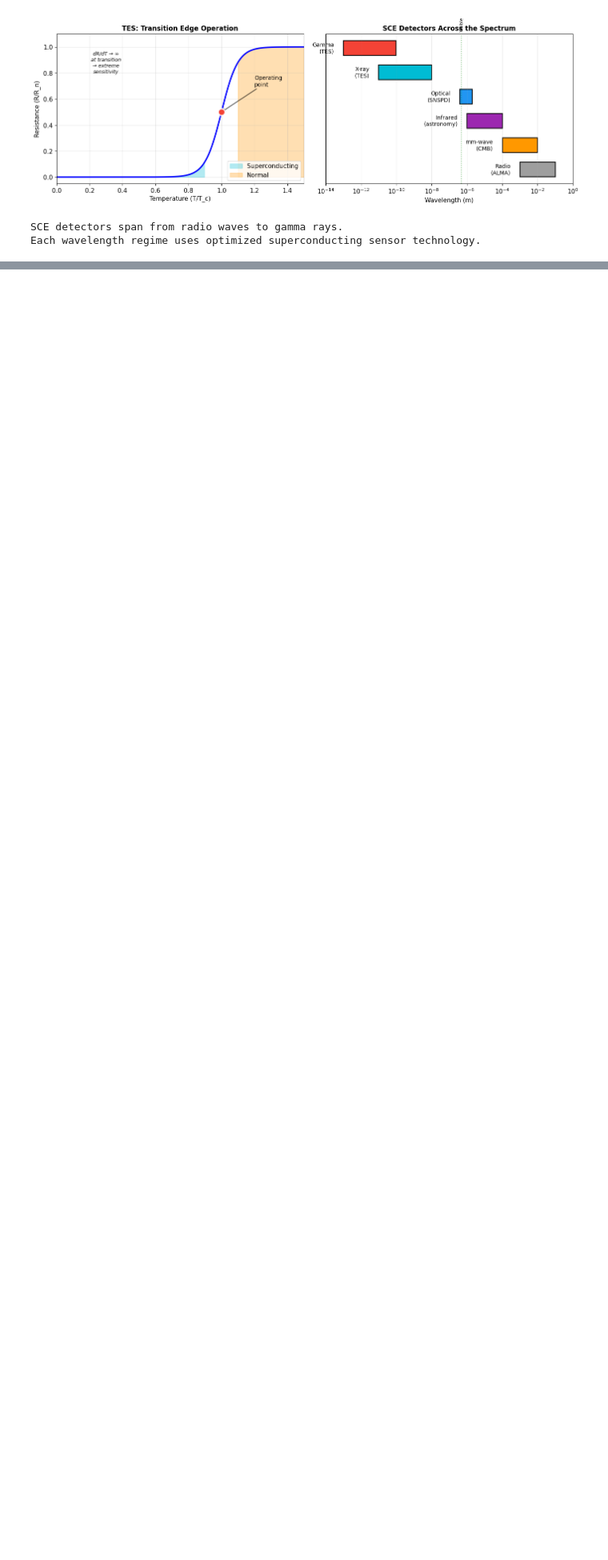
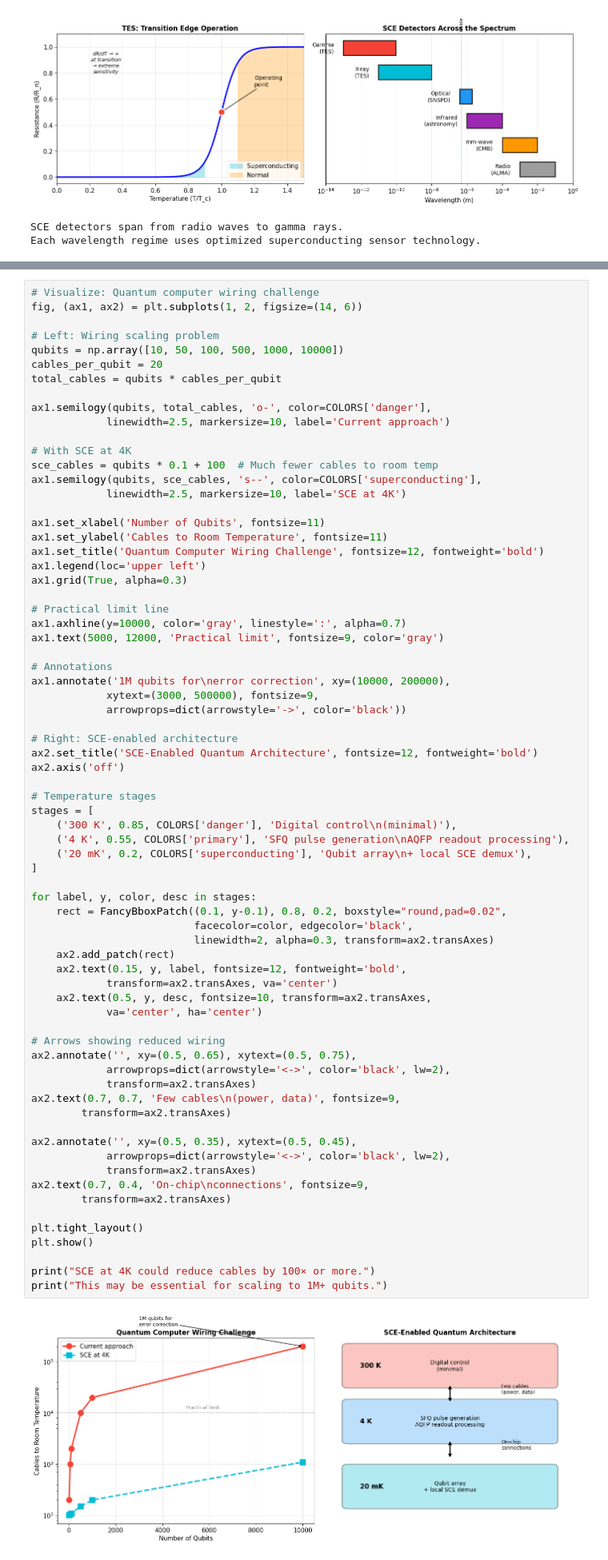
Before and after one commit to Adiabatic-Machines/sce-futures, a Jupyter notebook: notebooks/12_classical_applications.ipynb, the cells around one changed output, grey strips where cells are left out. Shown at 80% size. Cells and saved outputs as stored; diff of their text form; blank space fills up the shorter version.

```diff
--- a/notebooks/12_classical_applications.ipynb
+++ b/notebooks/12_classical_applications.ipynb
@@ -1114,0 +1056,73 @@ print("This may be essential for scaling to 1M+ qubits.")
+# %%
+# Visualize: Quantum computer wiring challenge
+fig, (ax1, ax2) = plt.subplots(1, 2, figsize=(14, 6))
+
+# Left: Wiring scaling problem
+qubits = np.array([10, 50, 100, 500, 1000, 10000])
+cables_per_qubit = 20
+total_cables = qubits * cables_per_qubit
+
+ax1.semilogy(qubits, total_cables, 'o-', color=COLORS['danger'],
+            linewidth=2.5, markersize=10, label='Current approach')
+
+# With SCE at 4K
+sce_cables = qubits * 0.1 + 100  # Much fewer cables to room temp
+ax1.semilogy(qubits, sce_cables, 's--', color=COLORS['superconducting'],
+            linewidth=2.5, markersize=10, label='SCE at 4K')
+
+ax1.set_xlabel('Number of Qubits', fontsize=11)
+ax1.set_ylabel('Cables to Room Temperature', fontsize=11)
+ax1.set_title('Quantum Computer Wiring Challenge', fontsize=12, fontweight='bold')
+ax1.legend(loc='upper left')
+ax1.grid(True, alpha=0.3)
+
+# Practical limit line
+ax1.axhline(y=10000, color='gray', linestyle=':', alpha=0.7)
+ax1.text(5000, 12000, 'Practical limit', fontsize=9, color='gray')
+
+# Annotations
+ax1.annotate('1M qubits for\nerror correction', xy=(10000, 200000),
+            xytext=(3000, 500000), fontsize=9,
+            arrowprops=dict(arrowstyle='->', color='black'))
+
+# Right: SCE-enabled architecture
+ax2.set_title('SCE-Enabled Quantum Architecture', fontsize=12, fontweight='bold')
+ax2.axis('off')
+
+# Temperature stages
+stages = [
+    ('300 K', 0.85, COLORS['danger'], 'Digital control\n(minimal)'),
+    ('4 K', 0.55, COLORS['primary'], 'SFQ pulse generation\nAQFP readout processing'),
+    ('20 mK', 0.2, COLORS['superconducting'], 'Qubit array\n+ local SCE demux'),
+]
+
+for label, y, color, desc in stages:
+    rect = FancyBboxPatch((0.1, y-0.1), 0.8, 0.2, boxstyle="round,pad=0.02",
+                          facecolor=color, edgecolor='black',
+                          linewidth=2, alpha=0.3, transform=ax2.transAxes)
+    ax2.add_patch(rect)
+    ax2.text(0.15, y, label, fontsize=12, fontweight='bold',
+            transform=ax2.transAxes, va='center')
+    ax2.text(0.5, y, desc, fontsize=10, transform=ax2.transAxes,
+            va='center', ha='center')
+
+# Arrows showing reduced wiring
+ax2.annotate('', xy=(0.5, 0.65), xytext=(0.5, 0.75),
+            arrowprops=dict(arrowstyle='<->', color='black', lw=2),
+            transform=ax2.transAxes)
+ax2.text(0.7, 0.7, 'Few cables\n(power, data)', fontsize=9,
+        transform=ax2.transAxes)
+
+ax2.annotate('', xy=(0.5, 0.35), xytext=(0.5, 0.45),
+            arrowprops=dict(arrowstyle='<->', color='black', lw=2),
+            transform=ax2.transAxes)
+ax2.text(0.7, 0.4, 'On-chip\nconnections', fontsize=9,
+        transform=ax2.transAxes)
+
+plt.tight_layout()
+plt.show()
+
+print("SCE at 4K could reduce cables by 100× or more.")
+print("This may be essential for scaling to 1M+ qubits.")
+# %% [output]
+[figure, added]
```
Also changed, not shown: parts of 10 cells of this notebook.
